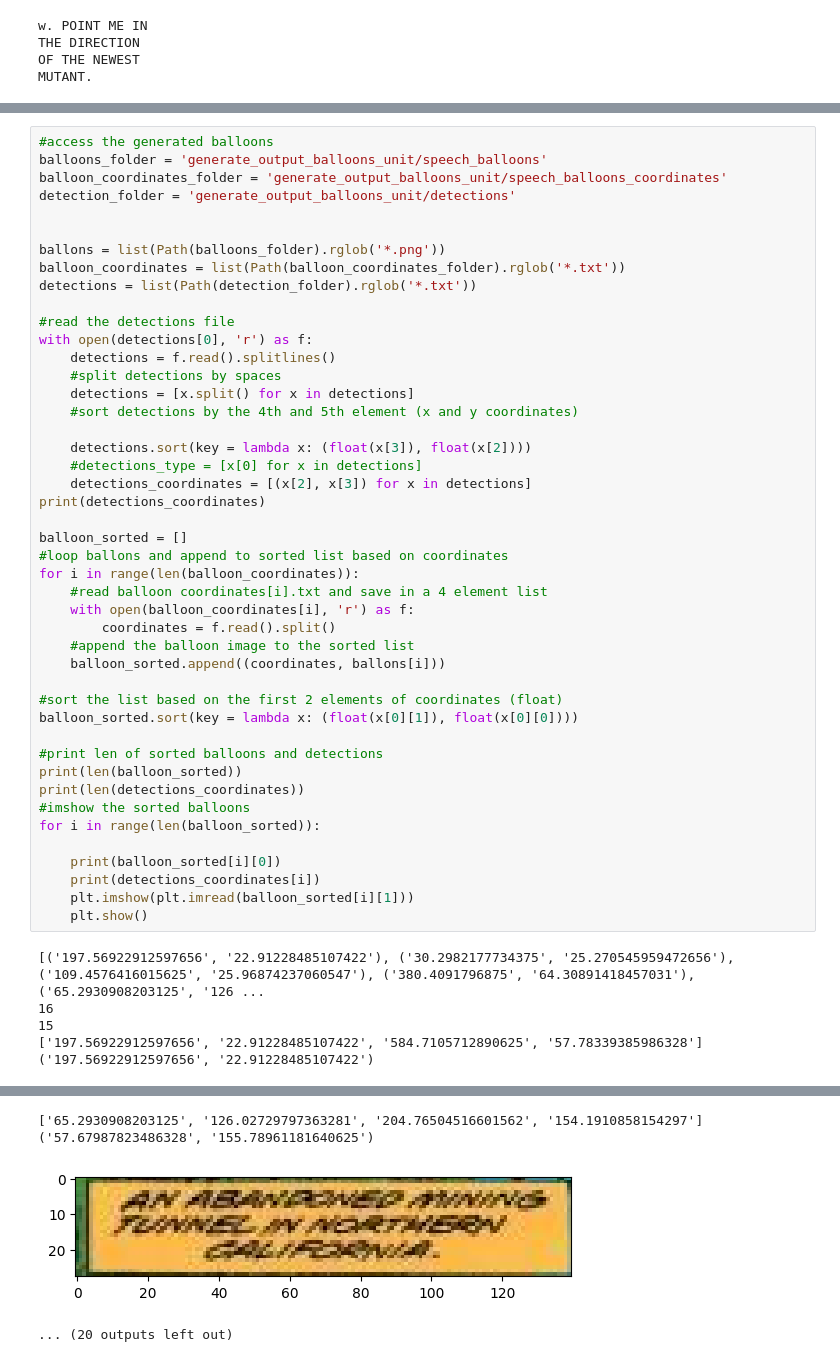
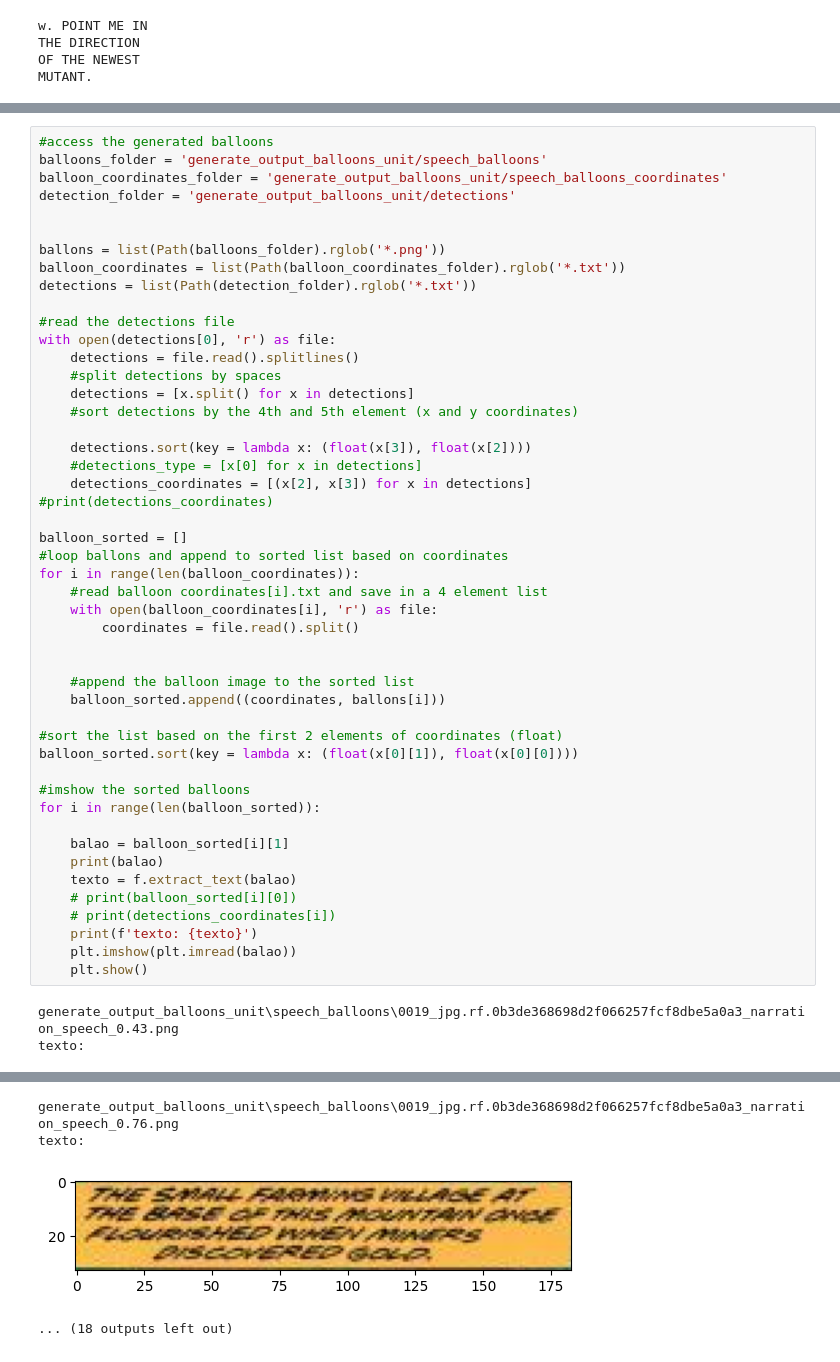
Before and after one commit to RodrigoAnciaes/Comic_Books_Script_Extractor, a Jupyter notebook: Pipeline/example.ipynb, the cells around one changed output, grey strips where cells are left out. Saved outputs shown, nothing was run; the diff lists cells and outputs as text.

Commit message:
Text extraction in reading order

```diff
--- a/Pipeline/example.ipynb
+++ b/Pipeline/example.ipynb
@@ -70,8 +70,8 @@ balloon_coordinates = list(Path(balloon_coordinates_folder).rglob('*.txt'))
 detections = list(Path(detection_folder).rglob('*.txt'))
 
 #read the detections file
-with open(detections[0], 'r') as f:
-    detections = f.read().splitlines()
+with open(detections[0], 'r') as file:
+    detections = file.read().splitlines()
     #split detections by spaces
     detections = [x.split() for x in detections]
     #sort detections by the 4th and 5th element (x and y coordinates)
@@ -79,34 +79,34 @@ with open(detections[0], 'r') as f:
     detections.sort(key = lambda x: (float(x[3]), float(x[2])))
     #detections_type = [x[0] for x in detections]
     detections_coordinates = [(x[2], x[3]) for x in detections]
-print(detections_coordinates)
+#print(detections_coordinates)
 
 balloon_sorted = []
 #loop ballons and append to sorted list based on coordinates
 for i in range(len(balloon_coordinates)):
     #read balloon coordinates[i].txt and save in a 4 element list
-    with open(balloon_coordinates[i], 'r') as f:
-        coordinates = f.read().split()
+    with open(balloon_coordinates[i], 'r') as file:
+        coordinates = file.read().split()
+
+
     #append the balloon image to the sorted list
     balloon_sorted.append((coordinates, ballons[i]))
 
 #sort the list based on the first 2 elements of coordinates (float)
 balloon_sorted.sort(key = lambda x: (float(x[0][1]), float(x[0][0])))
 
-#print len of sorted balloons and detections
-print(len(balloon_sorted))
-print(len(detections_coordinates))
 #imshow the sorted balloons
 for i in range(len(balloon_sorted)):
 
-    print(balloon_sorted[i][0])
-    print(detections_coordinates[i])
-    plt.imshow(plt.imread(balloon_sorted[i][1]))
+    balao = balloon_sorted[i][1]
+    print(balao)
+    texto = f.extract_text(balao)
+    # print(balloon_sorted[i][0])
+    # print(detections_coordinates[i])
+    print(f'texto: {texto}')
+    plt.imshow(plt.imread(balao))
     plt.show()
 # %% [output]
-[('197.56922912597656', '22.91228485107422'), ('30.2982177734375', '25.270545959472656'), ('109.4576416015625', '25.96874237060547'), ('380.4091796875', '64.30891418457031'), ('65.2930908203125', '126 ...
-16
-15
-['197.56922912597656', '22.91228485107422', '584.7105712890625', '57.78339385986328']
-('197.56922912597656', '22.91228485107422')
+generate_output_balloons_unit\speech_balloons\0019_jpg.rf.0b3de368698d2f066257fcf8dbe5a0a3_narration_speech_0.43.png
+texto:
 [figure]
@@ -125,4 +125,4 @@ for i in range(len(balloon_sorted)):
-['65.2930908203125', '126.02729797363281', '204.76504516601562', '154.1910858154297']
-('57.67987823486328', '155.78961181640625')
+generate_output_balloons_unit\speech_balloons\0019_jpg.rf.0b3de368698d2f066257fcf8dbe5a0a3_narration_speech_0.76.png
+texto:
-[figure, old version]
+[figure, new version]
-... (20 outputs left out)
+... (18 outputs left out)
```
Also changed, not shown: parts of 4 cells of this notebook.
